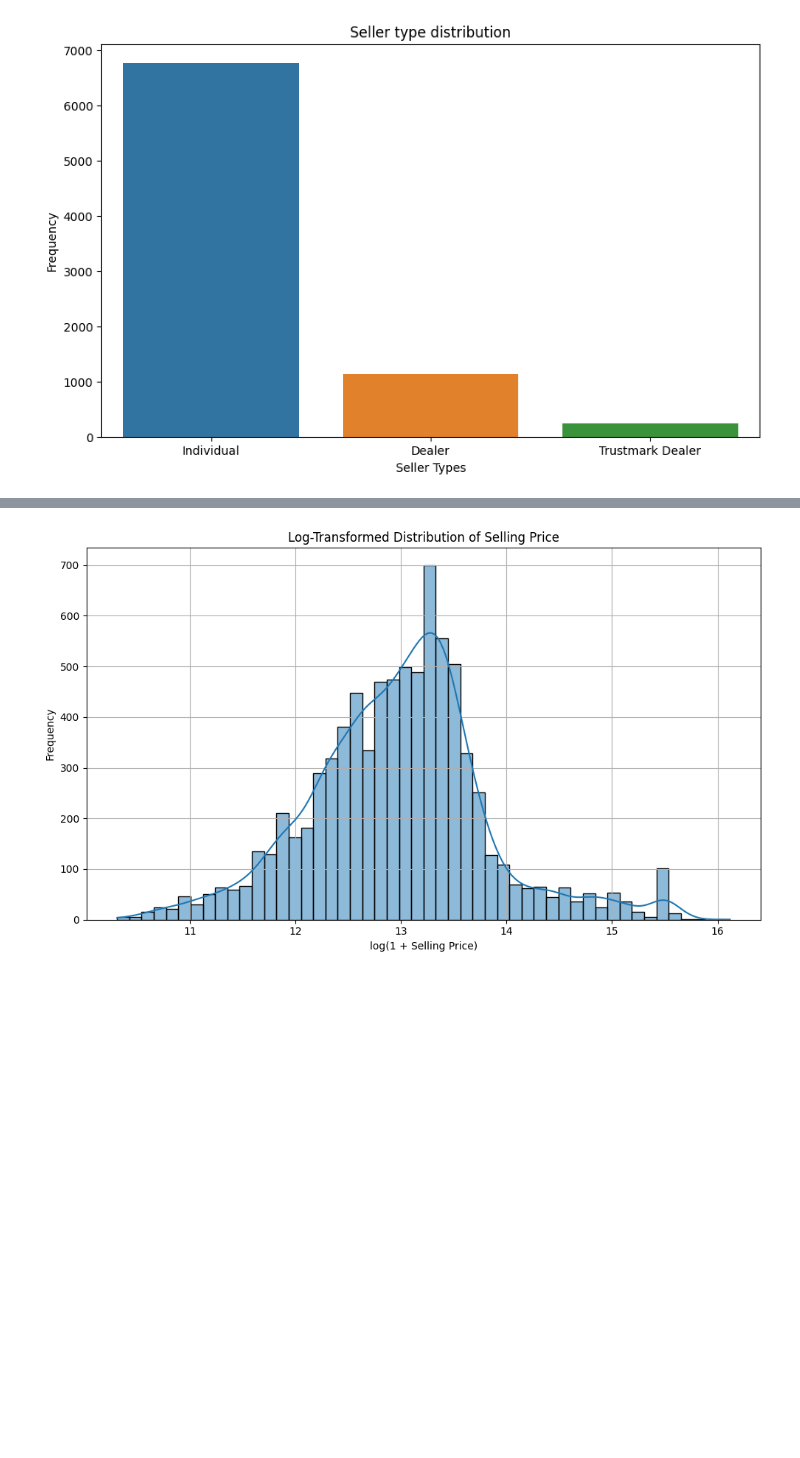
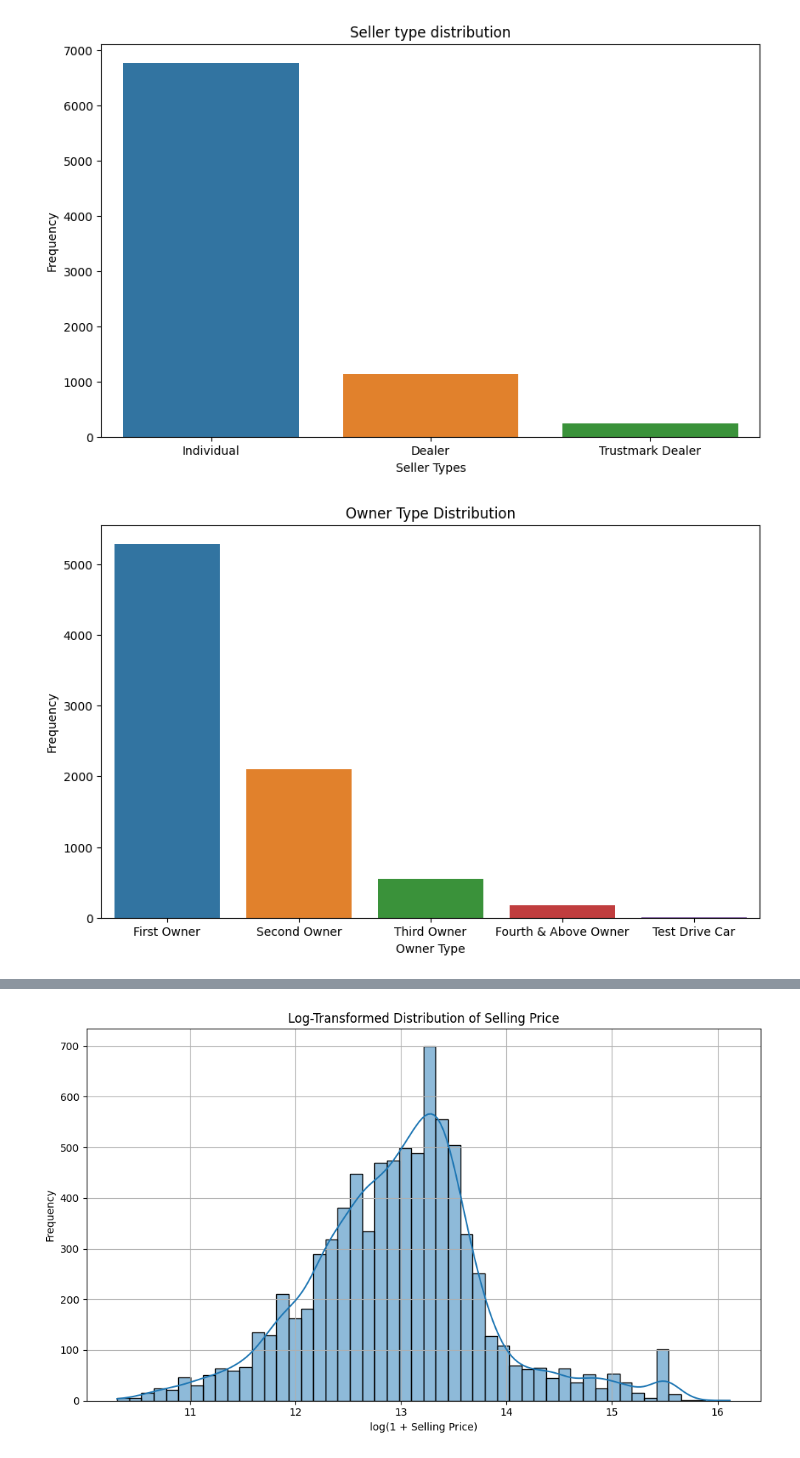
Before and after one commit to sameershrestha00/Car_Price_Prediction, a Jupyter notebook: car_selling_prediction.ipynb, the cells around one changed output, grey strips where cells are left out. Saved outputs shown, nothing was run; the diff lists cells and outputs as text; code cells hidden in the pictures; blank space fills up the shorter version.

```diff
--- a/car_selling_prediction.ipynb
+++ b/car_selling_prediction.ipynb
@@ -204,3 +240,15 @@ plt.ylabel('Frequency')
 plt.show()
 # %% [output]
 [figure]
+# %%
+# Owner type distribution
+owner_count = df['owner'].value_counts().reset_index()
+owner_count.columns = ['owner_type', 'count']
+plt.figure(figsize=(10,6))
+sns.barplot(data=owner_count, x='owner_type', y='count', hue='owner_type', legend=False)
+plt.title('Owner Type Distribution')
+plt.xlabel('Owner Type')
+plt.ylabel('Frequency')
+plt.show()
+# %% [output]
+[figure, added]
```
Also changed, not shown: parts of 12 cells of this notebook.
